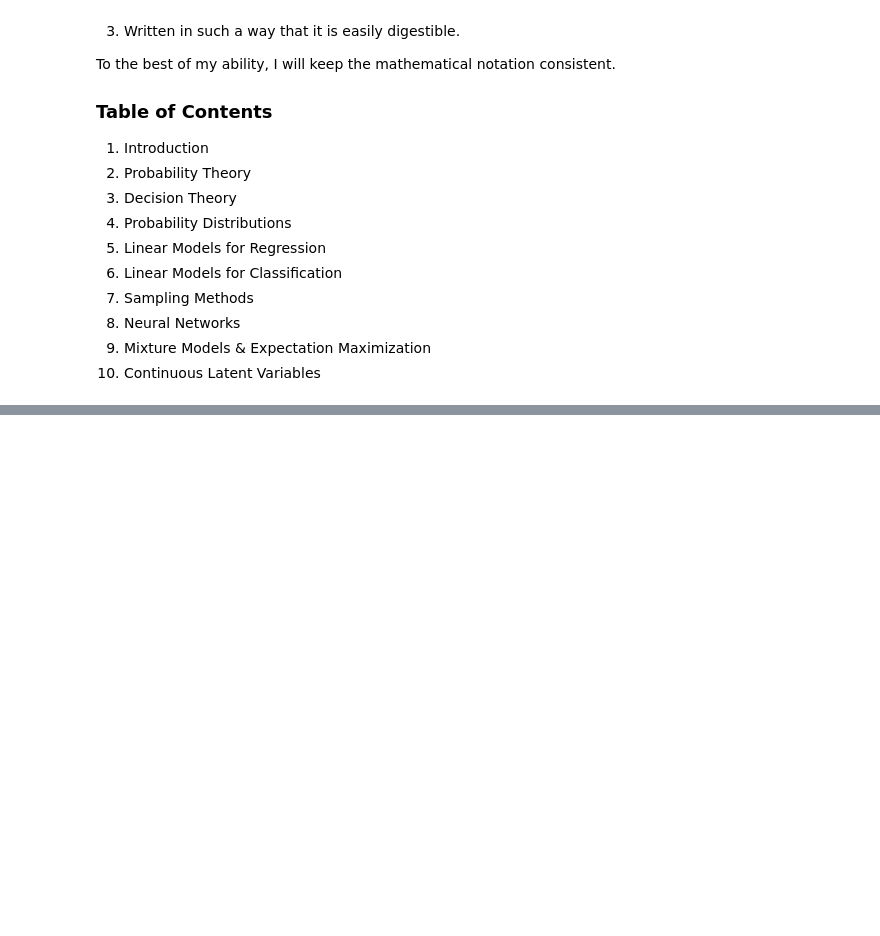
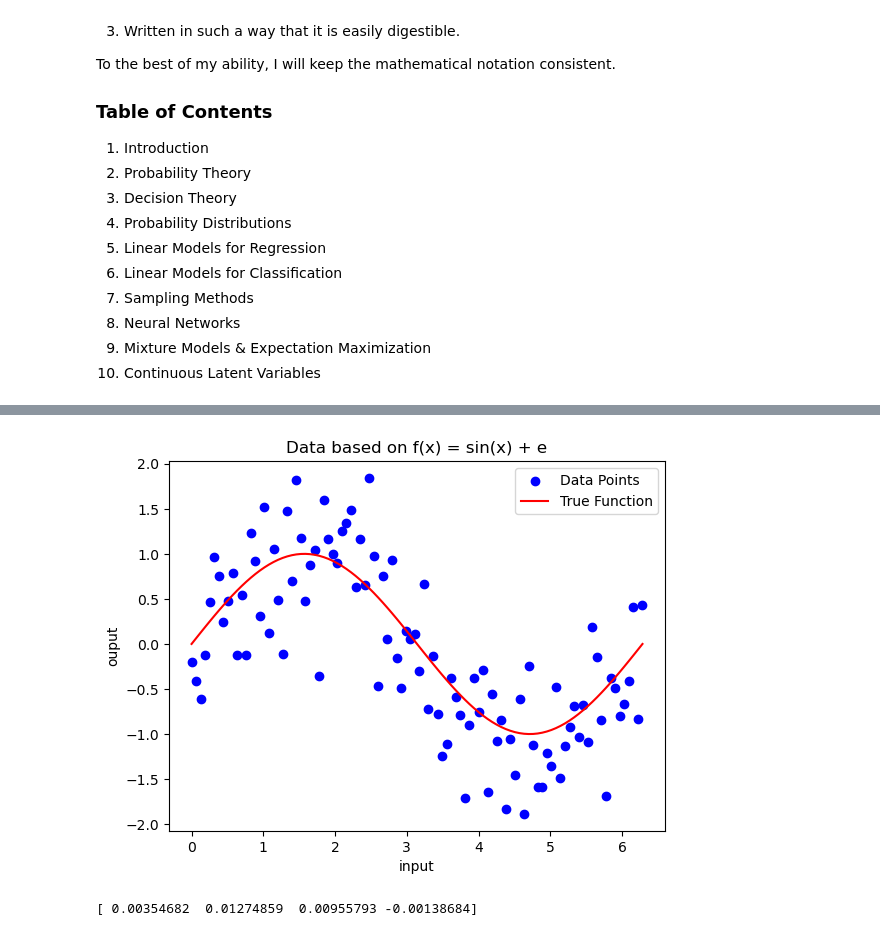
Before and after one commit to jimmygeneration/machinelearningconcepts, a Jupyter notebook: ml_notebook.ipynb, the cells around one changed output, grey strips where cells are left out. Saved outputs shown, nothing was run; the diff lists cells and outputs as text; code cells hidden in the pictures; blank space fills up the shorter version.

Commit message:
Started gradient descent method

```diff
--- a/ml_notebook.ipynb
+++ b/ml_notebook.ipynb
@@ -65,0 +99,52 @@ Note that while the basic principle behind gradient descent is straightforward,
+# %%
+# Create data set
+
+num_points = 100
+input = np.linspace(0, 2*np.pi, num_points)
+normally_distributed_variation = np.random.normal(0, 0.5, num_points)
+output = np.sin(input) + normally_distributed_variation
+
+# Plot data set
+
+plt.scatter(input, output, label='Data Points', color='blue')
+plt.plot(input, np.sin(input), label='True Function', color='red')
+plt.legend()
+plt.xlabel('input')
+plt.ylabel('ouput')
+plt.title('Data based on f(x) = sin(x) + e')
+plt.show()
+# %% [output]
+[figure, added]
+# %%
+# Split into train and test data sets
+
+from sklearn.model_selection import train_test_split
+
+X_train, X_test, y_train, y_test = train_test_split(input, output, test_size = 0.2, random_state = 42)
+
+# Create a polynomial function of degree 3 and randomize the weights
+
+# Set tolerance for gradient descent
+
+tolerance = 0.01
+
+max_number_of_iterations = 1000
+
+number_of_points = len(input)
+
+condition = True
+
+while condition:
+    X = np.column_stack((X, np.ones(X.shape[0])))
+    weights = np.random.normal(loc=0.0, scale=0.01, size=X.shape[1])
+    # Algortihm as above
+    for _ in range(self.max_iter):
+    # Compute predicted vs actual.
+    y_pred = X.dot(self.weights)
+    print(y_pred.shape)
+    error = y_pred - y
+    # Compute gradient of the loss function for point Xi
+    gradient = (X.T.dot(error) + self.regularisation * self.weights) /␣
+    ↪n_samples
+# %% [output]
+[ 0.00354682  0.01274859  0.00955793 -0.00138684]
```
Also changed, not shown: parts of 6 cells of this notebook.
